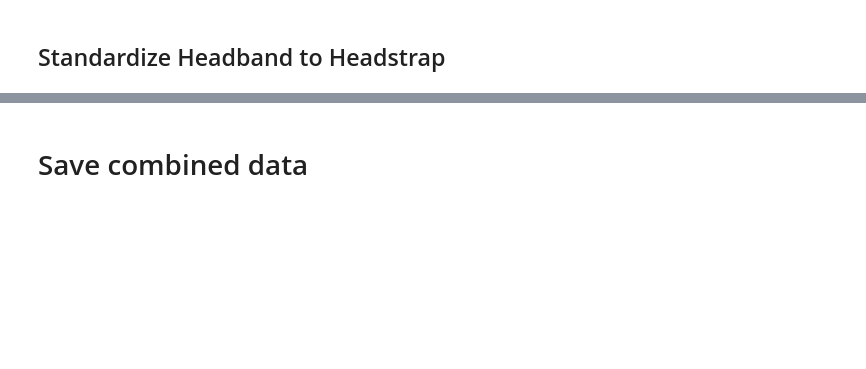
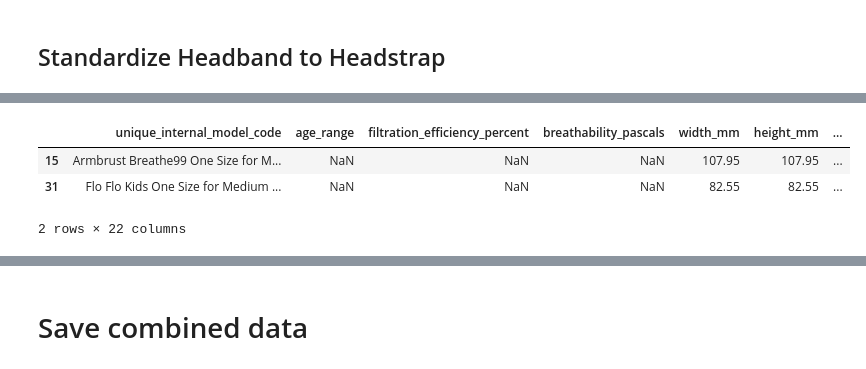
Before and after one commit to Edderic/breathesafe, a Jupyter notebook: python/mask-recommender/notebooks/combine-mask-data-sets.ipynb, the cells around one changed output, grey strips where cells are left out. Drawn from its saved outputs; the diff is of its cells as text; code cells hidden in the pictures; blank space fills up the shorter version.

```diff
--- a/python/mask-recommender/notebooks/combine-mask-data-sets.ipynb
+++ b/python/mask-recommender/notebooks/combine-mask-data-sets.ipynb
@@ -1359,0 +1665,2 @@ combined[~combined['strap_type'].isin(['Earloop', 'Headstrap'])]
+# %%
+combined['mass_grams'] = combined['mass_grams'].astype(float)
@@ -1359,0 +1679,7 @@ combined[~combined['strap_type'].isin(['Earloop', 'Headstrap'])]
+# %%
+combined[combined['mass_grams'] < 60]
+# %% [output]
+|  | unique_internal_model_code | age_range | filtration_efficiency_percent | breathability_pascals | width_mm | height_mm | ... |
+| 15 | Armbrust Breathe99 One Size for M... | NaN | NaN | NaN | 107.95 | 107.95 | ... |
+| 31 | Flo Flo Kids One Size for Medium ... | NaN | NaN | NaN | 82.55 | 82.55 | ... |
+2 rows × 22 columns
```
Also changed, not shown: parts of 27 cells of this notebook, 2 other files.
